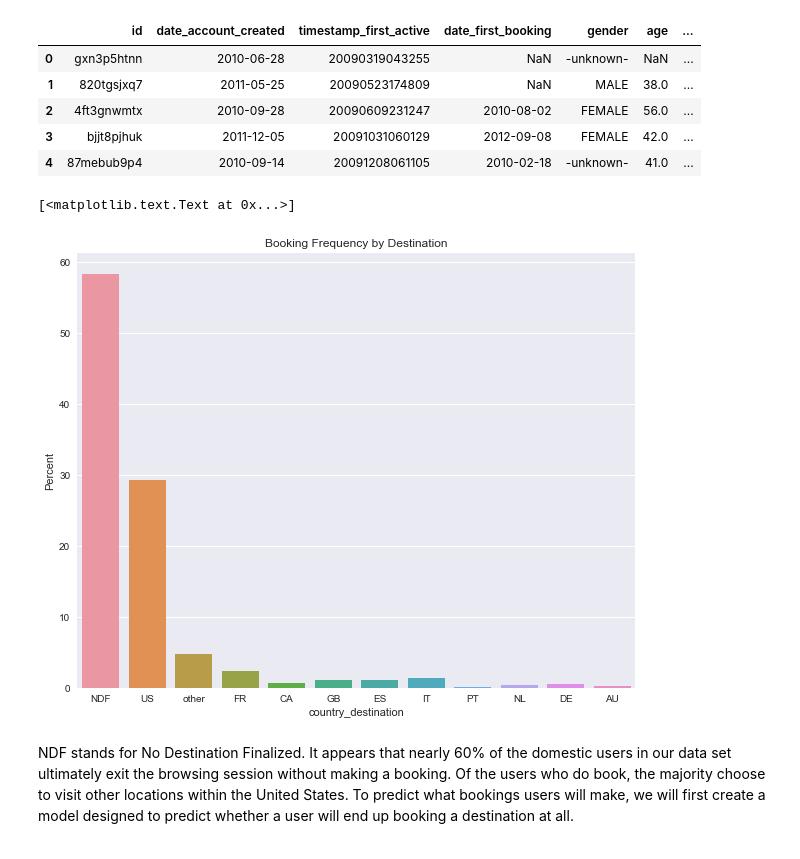
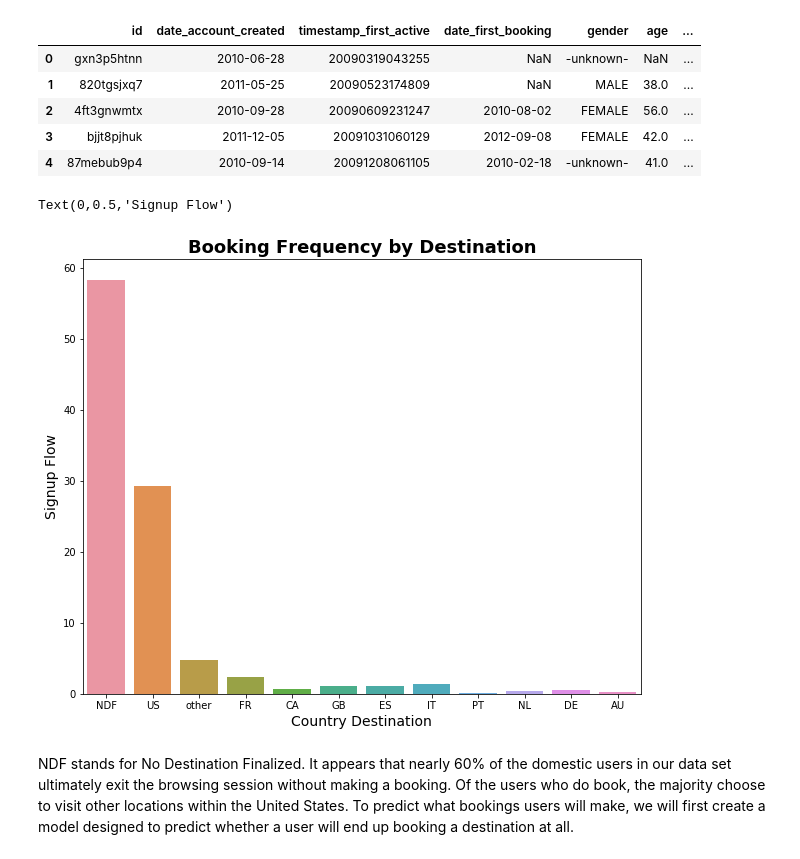
Before and after one commit to broad32/Project, a Jupyter notebook: Project.ipynb, the cells around one changed output. Saved outputs shown, nothing was run; the diff lists cells and outputs as text; code cells hidden in the pictures.

Commit message:
refining visuals (1)

```diff
--- a/Project.ipynb
+++ b/Project.ipynb
@@ -55,14 +55,15 @@ users.head()
 | 4 | 87mebub9p4 | 2010-09-14 | 20091208061105 | 2010-02-18 | -unknown- | 41.0 | ... |
 # %%
 ax = sns.barplot(x="country_destination", y="signup_flow", data=users, estimator=lambda x: len(x) / len(users) * 100)
-ax.set(ylabel="Percent")
-ax.set(title='Booking Frequency by Destination')
+plt.title("Booking Frequency by Destination", fontsize=18, fontweight='bold')
+plt.xlabel("Country Destination",fontsize=14)
+plt.ylabel("Signup Flow", fontsize=14)
 #Here I pass 'signup_flow as my y variable simply because it is a numeric variable.
 #This allows me to normalize the barchart for country_destination counts and checks out with the percentage values
 #obtained from our value_counts command in a previous version.
 # %% [output]
-[<matplotlib.text.Text at 0x...>]
+Text(0,0.5,'Signup Flow')
-[figure, old version]
+[figure, new version]
 # %% [markdown]
 NDF stands for No Destination Finalized.  It appears that nearly 60% of the domestic users in our data set ultimately exit the browsing session without making a booking.  Of the users who do book, the majority choose to visit other locations within the United States.  To predict what bookings users will make, we will first create a model designed to predict whether a user will end up booking a destination at all.
 # %% [markdown]
```
